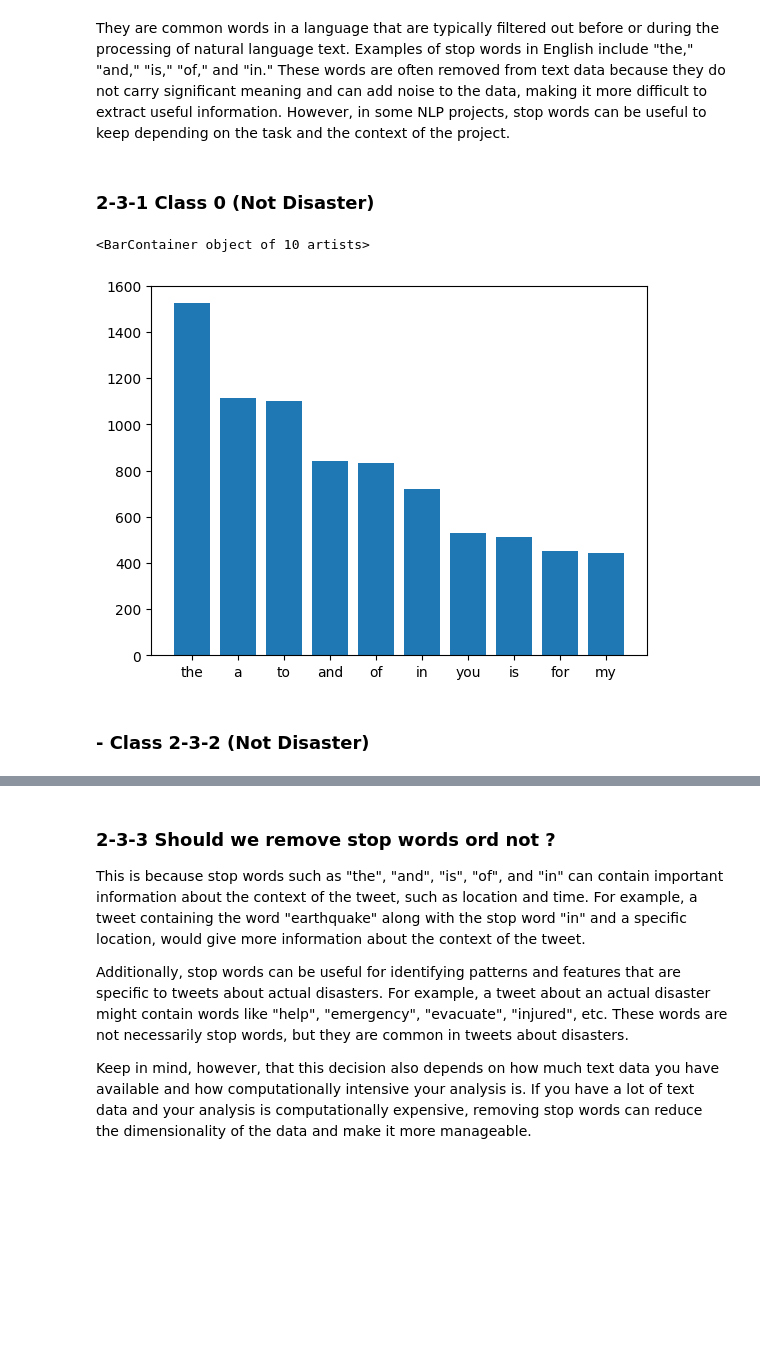
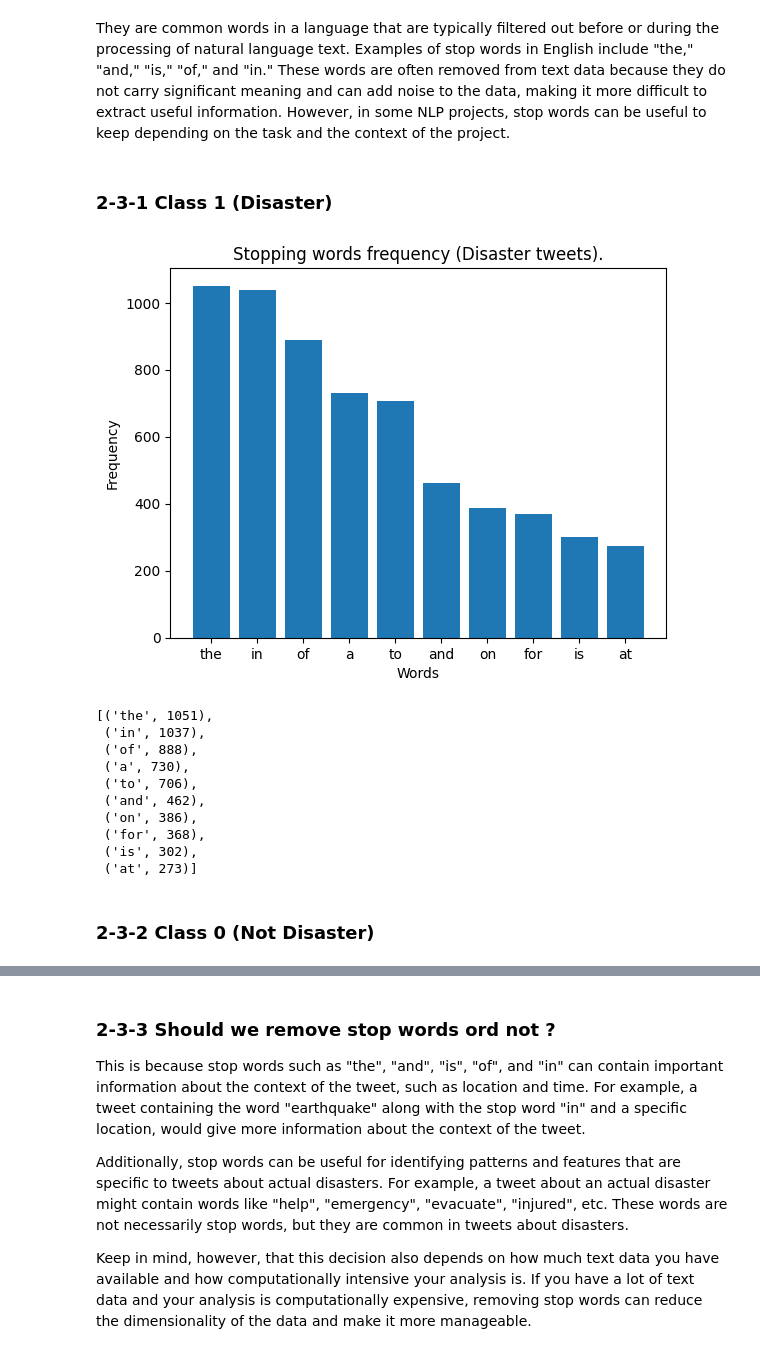
Before and after one commit to AmineMekki01/NLP_tweet_disaster_project, a Jupyter notebook: nlp_project.ipynb, the cells around one changed output, grey strips where cells are left out. Saved outputs shown, nothing was run; the diff lists cells and outputs as text; code cells hidden in the pictures; blank space fills up the shorter version.

```diff
--- a/nlp_project.ipynb
+++ b/nlp_project.ipynb
@@ -106,31 +107,56 @@ train['text'].apply(lambda x:len(str(x))).max()
 ## 2-3 Common stopwords in tweets
 # %% [markdown]
 They are common words in a language that are typically filtered out before or during the processing of natural language text. Examples of stop words in English include "the," "and," "is," "of," and "in." These words are often removed from text data because they do not carry significant meaning and can add noise to the data, making it more difficult to extract useful information. However, in some NLP projects, stop words can be useful to keep depending on the task and the context of the project.
+# %% [markdown]
+### 2-3-1 Class 1 (Disaster)
+# %%
+def common_symb(target):
+    common_symb_list=[]
+    for x in train[train['target']==target]['text'].str.split():
+        for i in x:
+            common_symb_list.append(i)
+    return common_symb_list
+
+common_symb_list_dis = common_symb(1)
+
+def common_word(target, common_word_list):
+    stop_words = stopwords.words('english')
+    words_dict = defaultdict(int)
+    for word in common_word_list:
+        if word in stop_words:
+            words_dict[word]+=1
+    # Descending order sort "words_dict" and return the top 10 items
+    top_words=sorted(words_dict.items(), key=lambda x:x[1],reverse=True)[:10]
+
+    # Separate keys and values
+    x,y=zip(*top_words)
+
+    # Making the bar chart on the data
+
+    plt.bar(x,y)
+
+    # Giving title to the plot
+    plt.title("Stopping words frequency (Disaster tweets).")
+
+    # Giving X and Y labels
+    plt.xlabel("Words")
+    plt.ylabel("Frequency")
+
+    plt.show()
+    return top_words
+# %%
+common_word(1, common_symb_list_dis)
+# %% [output]
+[figure, added]
+[('the', 1051),
+ ('in', 1037),
+ ('of', 888),
+ ('a', 730),
+ ('to', 706),
+ ('and', 462),
+ ('on', 386),
+ ('for', 368),
+ ('is', 302),
+ ('at', 273)]
 # %% [markdown]
-### 2-3-1 Class 0 (Not Disaster)
+### 2-3-2 Class 0 (Not Disaster)
-# %%
-
-def create_corpus(target):
-    corpus=[]
-
-    for x in train[train['target']==target]['text'].str.split():
-        for i in x:
-            corpus.append(i)
-    return corpus
-
-from collections import defaultdict
-corpus = create_corpus(0)
-stop = stopwords.words('english')
-dic= defaultdict(int)
-for word in corpus:
-    if word in stop:
-        dic[word]+=1
-
-top=sorted(dic.items(), key=lambda x:x[1],reverse=True)[:10]
-x,y=zip(*top)
-plt.bar(x,y)
-# %% [output]
-<BarContainer object of 10 artists>
-[figure, removed]
-# %% [markdown]
-### - Class 2-3-2 (Not Disaster)
```
Also changed, not shown: parts of 23 cells of this notebook.
